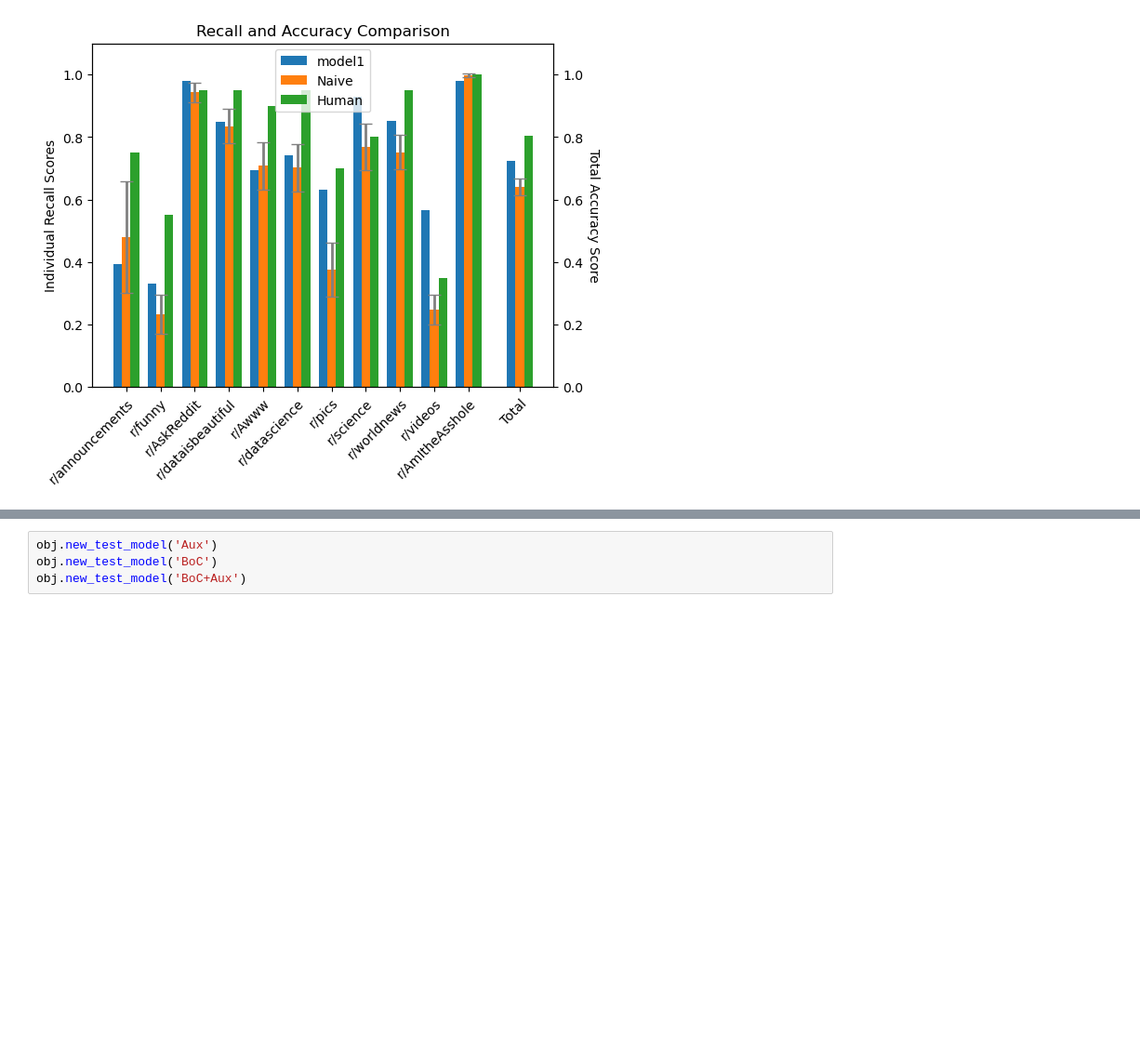
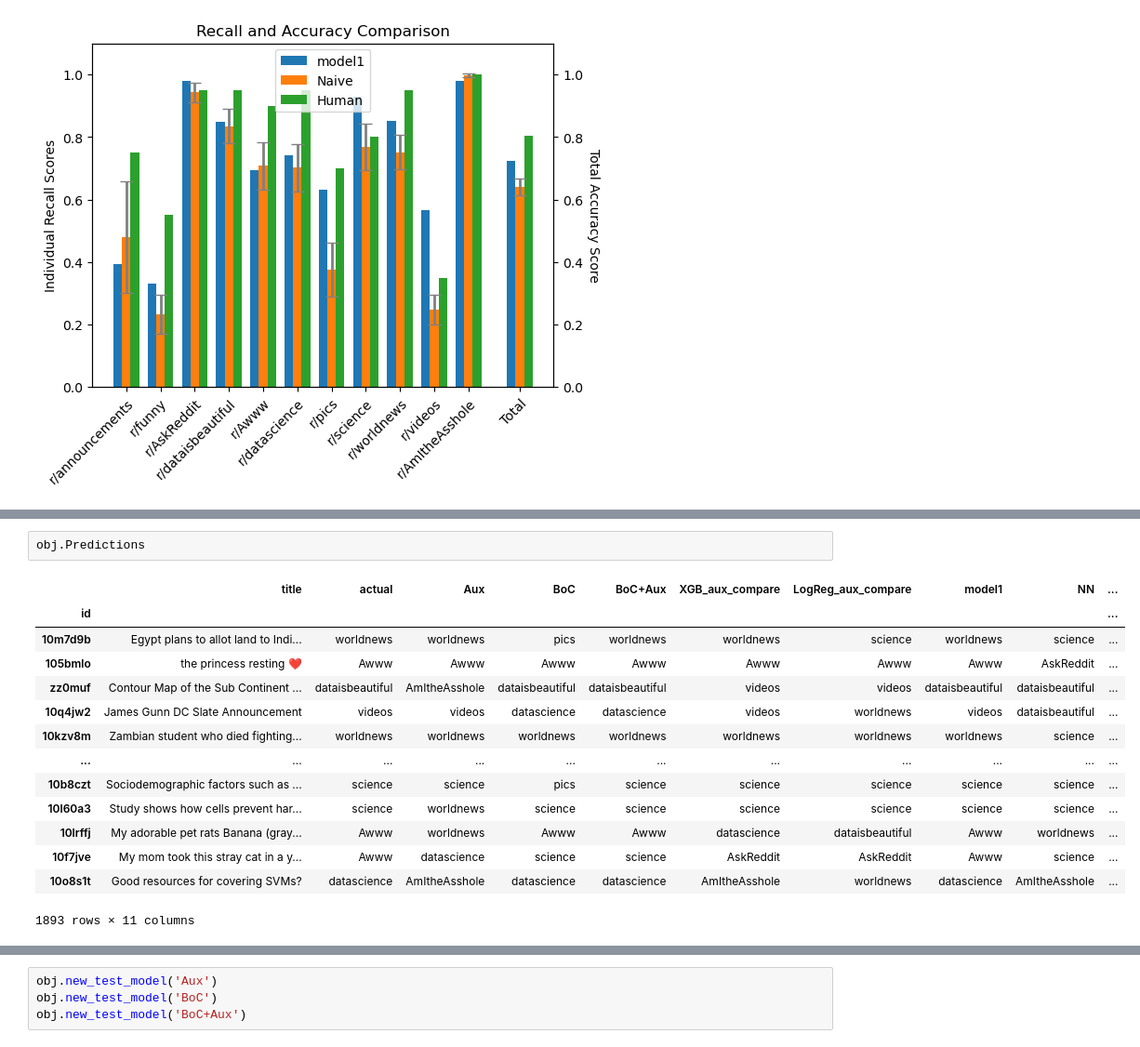
Before and after one commit to rainonej/Reddit-Projects, a Jupyter notebook: Subreddit Predictions/Model Comparison 2.ipynb, the cells around one changed output, grey strips where cells are left out. Shown: that part at 93% size. Cells and saved outputs as stored; diff of their text form; blank space fills up the shorter version.

```diff
--- a/Subreddit Predictions/Model Comparison 2.ipynb
+++ b/Subreddit Predictions/Model Comparison 2.ipynb
@@ -512,0 +586,17 @@ print(dic2)
+# %%
+obj.Predictions
+# %% [output]
+|  | title | actual | Aux | BoC | BoC+Aux | XGB_aux_compare | LogReg_aux_compare | model1 | NN | ... |
+| id |  |  |  |  |  |  |  |  |  | ... |
+| 10m7d9b | Egypt plans to allot land to Indi... | worldnews | worldnews | pics | worldnews | worldnews | science | worldnews | science | ... |
+| 105bmlo | the princess resting ❤️ | Awww | Awww | Awww | Awww | Awww | Awww | Awww | AskReddit | ... |
+| zz0muf | Contour Map of the Sub Continent ... | dataisbeautiful | AmItheAsshole | dataisbeautiful | dataisbeautiful | videos | videos | dataisbeautiful | dataisbeautiful | ... |
+| 10q4jw2 | James Gunn DC Slate Announcement | videos | videos | datascience | datascience | videos | worldnews | videos | dataisbeautiful | ... |
+| 10kzv8m | Zambian student who died fighting... | worldnews | worldnews | worldnews | worldnews | worldnews | worldnews | worldnews | science | ... |
+| ... | ... | ... | ... | ... | ... | ... | ... | ... | ... | ... |
+| 10b8czt | Sociodemographic factors such as ... | science | science | pics | science | science | science | science | science | ... |
+| 10l60a3 | Study shows how cells prevent har... | science | worldnews | science | science | science | science | science | science | ... |
+| 10lrffj | My adorable pet rats Banana (gray... | Awww | worldnews | Awww | Awww | datascience | dataisbeautiful | Awww | worldnews | ... |
+| 10f7jve | My mom took this stray cat in a y... | Awww | datascience | science | science | AskReddit | AskReddit | Awww | science | ... |
+| 10o8s1t | Good resources for covering SVMs? | datascience | AmItheAsshole | datascience | datascience | AmItheAsshole | worldnews | datascience | AmItheAsshole | ... |
+1893 rows × 11 columns
```
Also changed, not shown: parts of 19 cells of this notebook, 1 other file.
